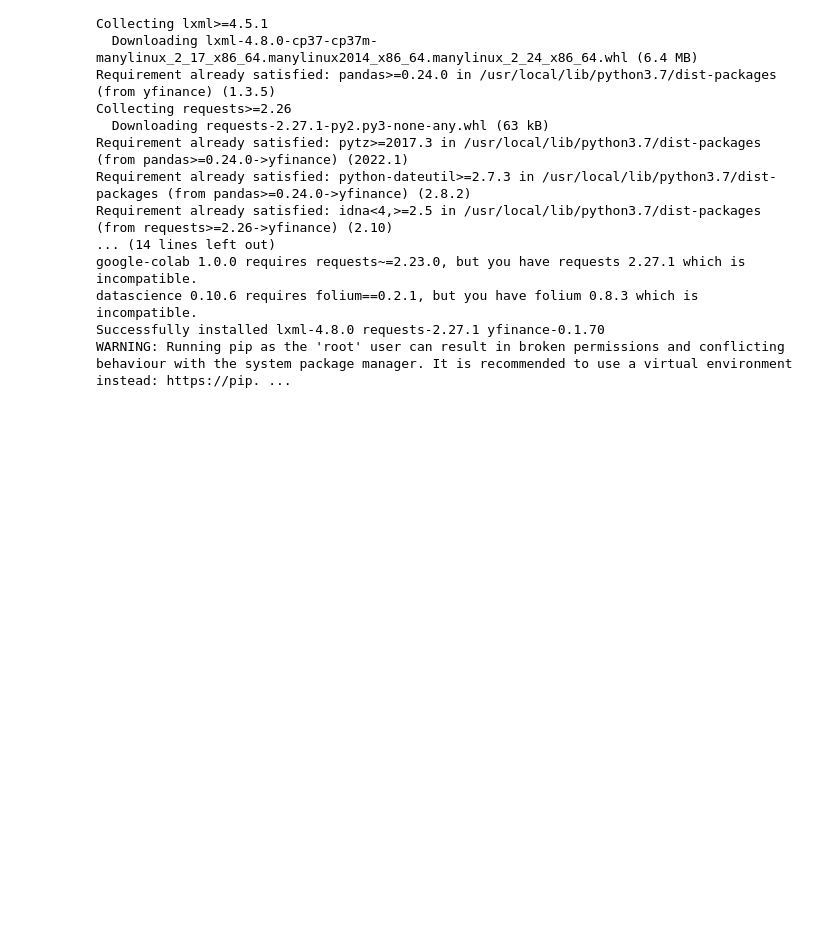
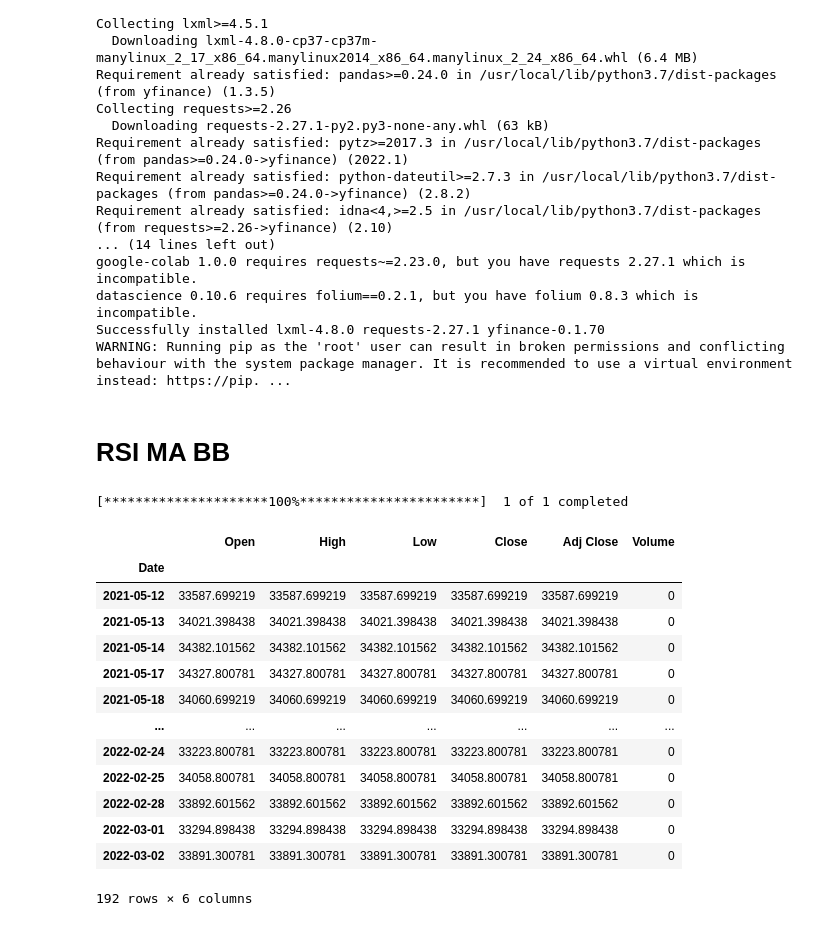
Before and after one commit to astrrr/Financial-Analysis, a Jupyter notebook: TALib.ipynb, the cells around one changed output. Saved outputs shown, nothing was run; the diff lists cells and outputs as text; code cells hidden in the pictures; blank space fills up the shorter version.

```diff
--- a/TALib.ipynb
+++ b/TALib.ipynb
@@ -176,3 +176,6 @@ import pandas as pd
 import yfinance as yf
 import numpy as np
 import matplotlib.pyplot as plt
+# %% [markdown]
+
+# RSI MA BB
@@ -178,0 +184,4 @@ import matplotlib.pyplot as plt
+# %%
+data = yf.download('DJI', start='2021-5-12', end='2022-5-12')
+# %% [output]
+[*********************100%***********************]  1 of 1 completed
@@ -178,0 +190,17 @@ import matplotlib.pyplot as plt
+# %%
+df
+# %% [output]
+|  | Open | High | Low | Close | Adj Close | Volume |
+| Date |  |  |  |  |  |  |
+| 2021-05-12 | 33587.699219 | 33587.699219 | 33587.699219 | 33587.699219 | 33587.699219 | 0 |
+| 2021-05-13 | 34021.398438 | 34021.398438 | 34021.398438 | 34021.398438 | 34021.398438 | 0 |
+| 2021-05-14 | 34382.101562 | 34382.101562 | 34382.101562 | 34382.101562 | 34382.101562 | 0 |
+| 2021-05-17 | 34327.800781 | 34327.800781 | 34327.800781 | 34327.800781 | 34327.800781 | 0 |
+| 2021-05-18 | 34060.699219 | 34060.699219 | 34060.699219 | 34060.699219 | 34060.699219 | 0 |
+| ... | ... | ... | ... | ... | ... | ... |
+| 2022-02-24 | 33223.800781 | 33223.800781 | 33223.800781 | 33223.800781 | 33223.800781 | 0 |
+| 2022-02-25 | 34058.800781 | 34058.800781 | 34058.800781 | 34058.800781 | 34058.800781 | 0 |
+| 2022-02-28 | 33892.601562 | 33892.601562 | 33892.601562 | 33892.601562 | 33892.601562 | 0 |
+| 2022-03-01 | 33294.898438 | 33294.898438 | 33294.898438 | 33294.898438 | 33294.898438 | 0 |
+| 2022-03-02 | 33891.300781 | 33891.300781 | 33891.300781 | 33891.300781 | 33891.300781 | 0 |
+192 rows × 6 columns
```
Also changed, not shown: parts of 6 cells of this notebook.
